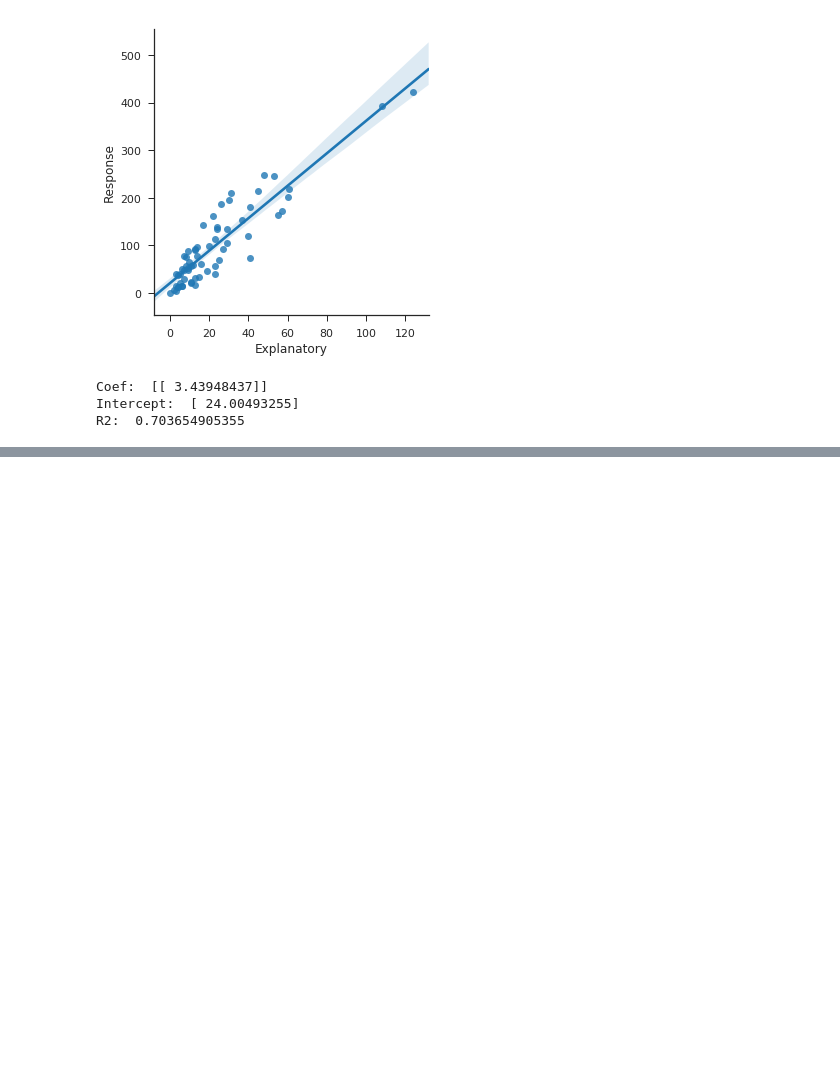
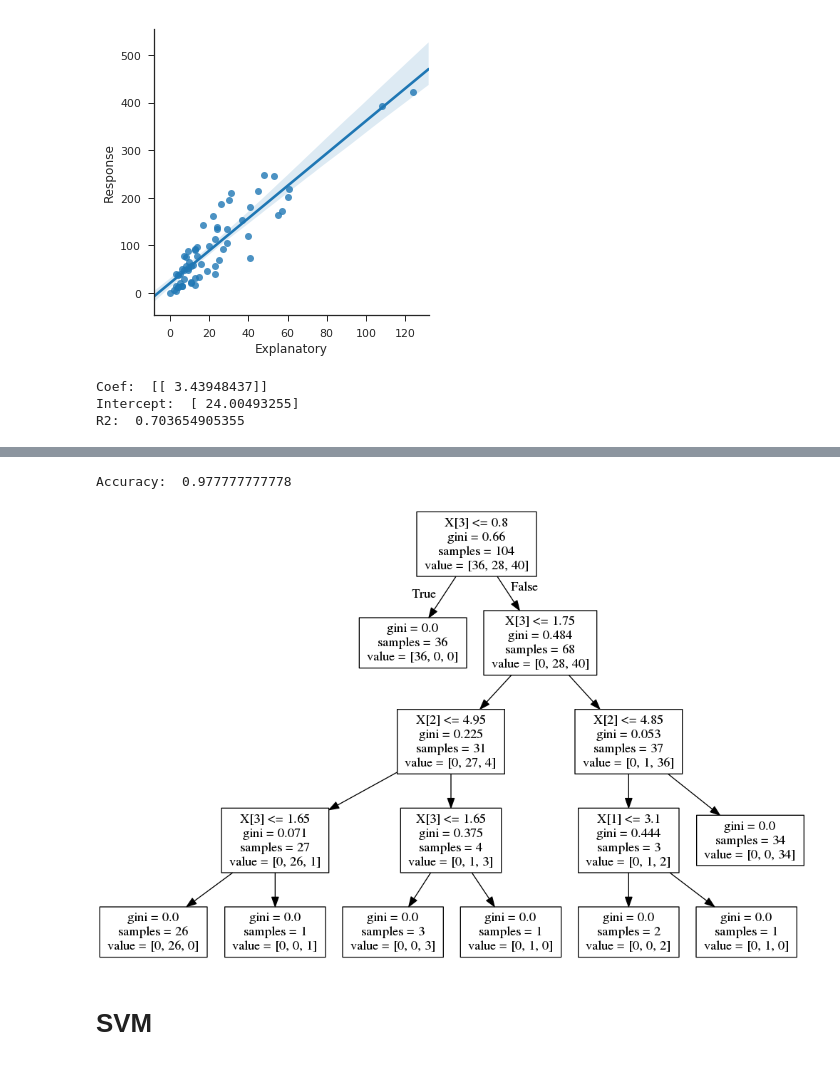
Before and after one commit to MaximePawlakFr/HitchHikers-Guide-Machine-Learning, a Jupyter notebook: My HitchHiker Guide to Machine Learning in Python.ipynb, the cells around one changed output, grey strips where cells are left out. Saved outputs shown, nothing was run; the diff lists cells and outputs as text; code cells hidden in the pictures; blank space fills up the shorter version.

```diff
--- a/My HitchHiker Guide to Machine Learning in Python.ipynb
+++ b/My HitchHiker Guide to Machine Learning in Python.ipynb
@@ -50,0 +91,5 @@ R2:  0.703654905355
+# %%
+from sklearn import tree
+df = pd.read_csv("iris_df.csv")
+df.columns = ["X1", "X2", "X3", "X4", "Y"]
+df.head()
@@ -50,0 +103,25 @@ R2:  0.703654905355
+# %%
+from sklearn.cross_validation import train_test_split
+decision = tree.DecisionTreeClassifier(criterion="gini")
+X = df.values[:, 0:4]
+Y = df.values[:, 4]
+
+trainX, testX, trainY, testY = train_test_split(X, Y, test_size=0.3)
+
+decision.fit(trainX, trainY)
+print("Accuracy: ", decision.score(testX, testY))
+# %% [output]
+Accuracy:  0.977777777778
+# %%
+from sklearn.externals.six import StringIO
+from IPython.display import Image
+import pydotplus as pydot
+
+dot_data = StringIO()
+tree.export_graphviz(decision, out_file=dot_data)
+graph = pydot.graph_from_dot_data(dot_data.getvalue())
+Image(graph.create_png())
+# %% [output]
+[figure, added]
+# %% [markdown]
+# SVM
```
Also changed, not shown: parts of 23 cells of this notebook.
